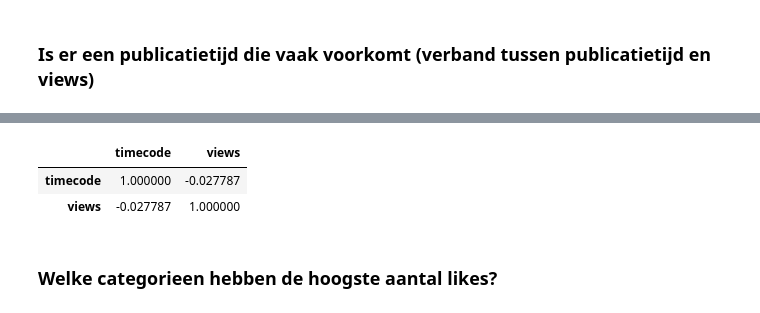
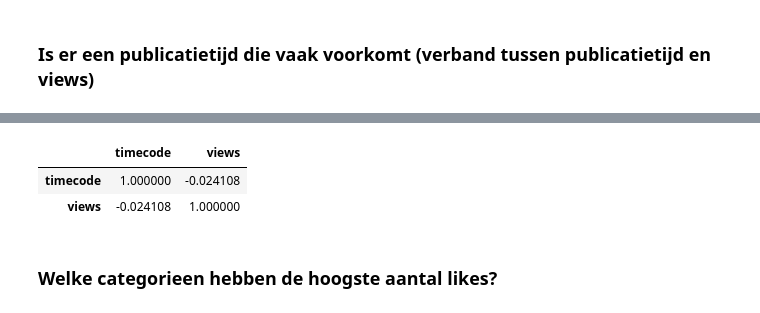
Before and after one commit to SandervWickeren/DataScience_YouTube, a Jupyter notebook: Project-YouTube.ipynb, the cells around one changed output, grey strips where cells are left out. Cells and saved outputs as stored; diff of their text form; code cells hidden in the pictures.

```diff
--- a/Project-YouTube.ipynb
+++ b/Project-YouTube.ipynb
@@ -218,9 +220,9 @@ trending["timecode"]= pd.Series(timecodes,index=trending.index)
 # %%
-trending[["timecode","views"]].corr()
+trending.drop_duplicates("title")[["timecode","views"]].corr()
 # %% [output]
 |  | timecode | views |
-| timecode | 1.000000 | -0.027787 |
-| views | -0.027787 | 1.000000 |
+| timecode | 1.000000 | -0.024108 |
+| views | -0.024108 | 1.000000 |
 # %% [markdown]
 ### Welke categorieen hebben de hoogste aantal likes?
 # %% [markdown]
```
Also changed, not shown: parts of 5 cells of this notebook, 2 other files.
